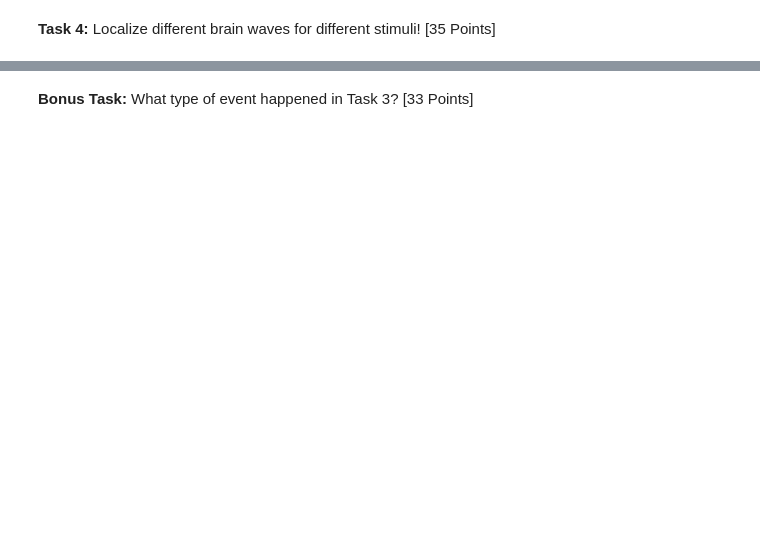
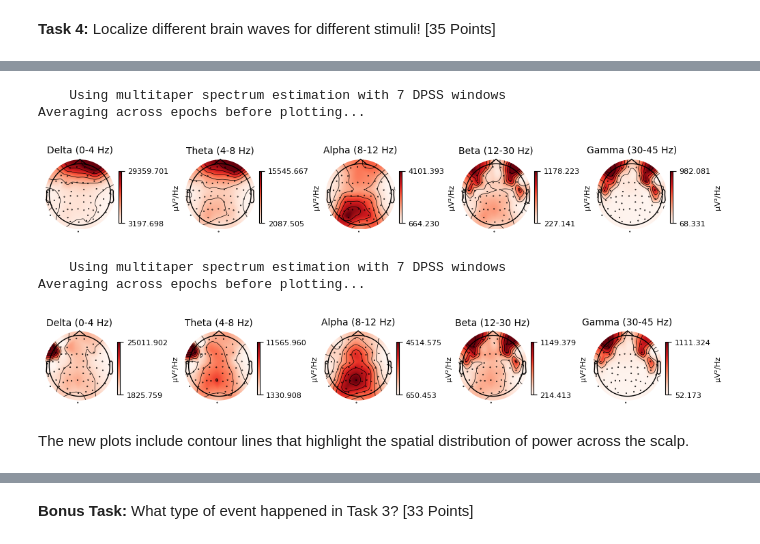
Before and after one commit to TinyZhen/cs666student, a Jupyter notebook: CS666_Assignment_2.ipynb, the cells around one changed output, grey strips where cells are left out. Drawn from its saved outputs; the diff is of its cells as text; code cells hidden in the pictures; blank space fills up the shorter version.

```diff
--- a/CS666_Assignment_2.ipynb
+++ b/CS666_Assignment_2.ipynb
@@ -198,7 +228,19 @@ face_activity = epochs['face'].plot_psd_topomap()
 # %%
 # TODO The above plots use a deprecated API call. Please re-create both plots here with the newer API.
+# %%
+visual_activity = epochs['visual/right'].compute_psd().plot_topomap()
+face_activity = epochs['face'].compute_psd().plot_topomap()
+# %% [output]
+    Using multitaper spectrum estimation with 7 DPSS windows
+Averaging across epochs before plotting...
+[figure, added]
+    Using multitaper spectrum estimation with 7 DPSS windows
+Averaging across epochs before plotting...
+[figure, added]
 # %%
 # TODO Now compare the two old plots with the new ones. What are the differences?
 # TODO: YOUR ANSWER
+# %% [markdown]
+The new plots include contour lines that highlight the spatial distribution of power across the scalp.
 # %%
 # TODO Please visualize the average brain activity when the subject pushes the button
```
Also changed, not shown: parts of 23 cells of this notebook.
